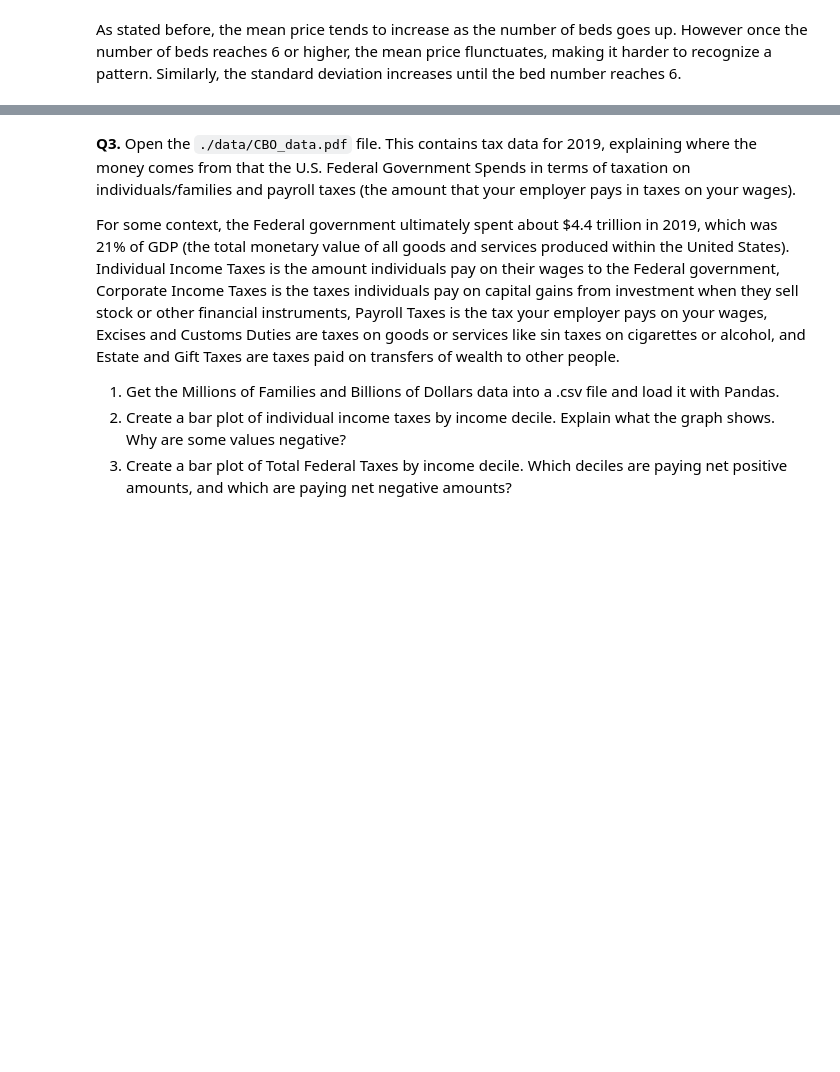
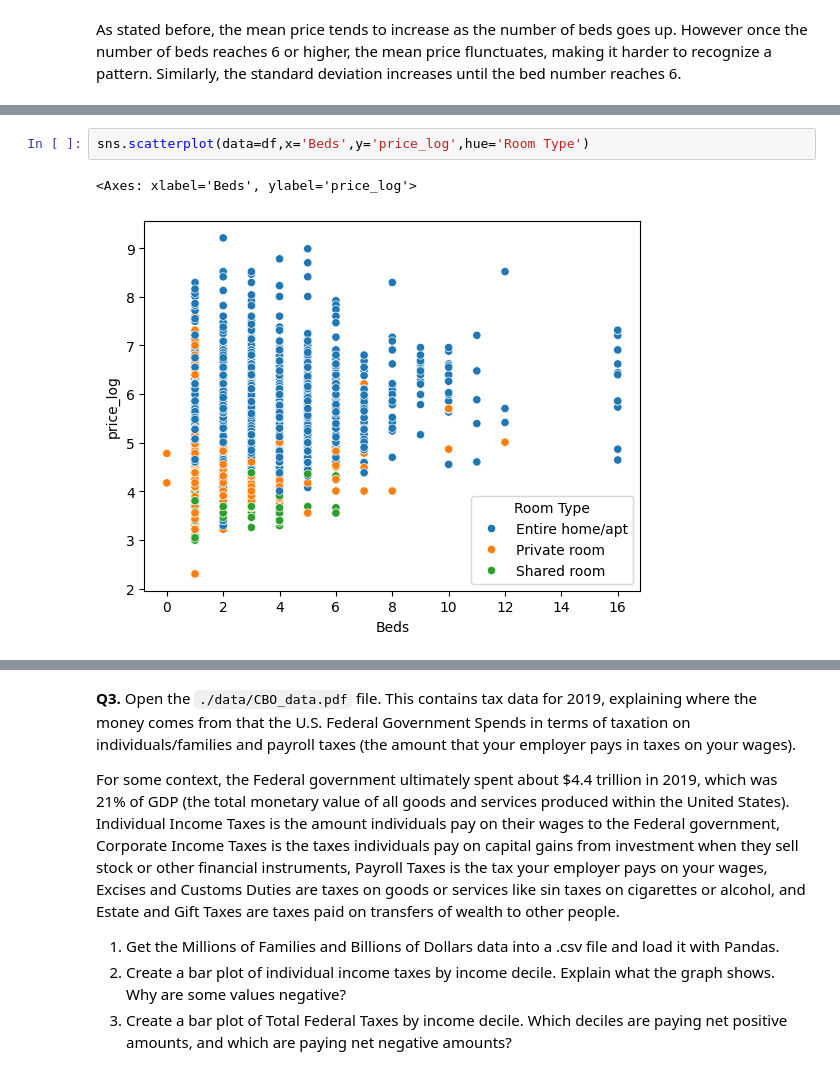
Before and after one commit to fourchain40/visualization, a Jupyter notebook: assignment/assignment.ipynb, the cells around one changed output, grey strips where cells are left out. Cells and saved outputs as stored; diff of their text form; blank space fills up the shorter version.

```diff
--- a/assignment/assignment.ipynb
+++ b/assignment/assignment.ipynb
@@ -173,0 +176,5 @@ As stated before, the mean price tends to increase as the number of beds goes up
+# %%
+sns.scatterplot(data=df,x='Beds',y='price_log',hue='Room Type')
+# %% [output]
+<Axes: xlabel='Beds', ylabel='price_log'>
+[figure, added]
```
Also changed, not shown: parts of 6 cells of this notebook.
